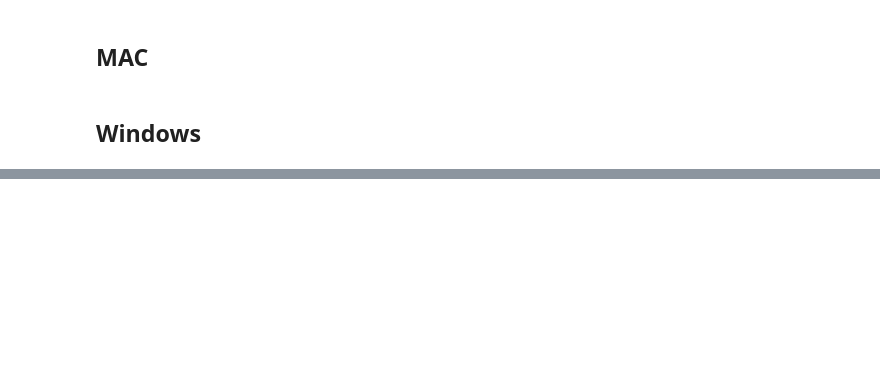
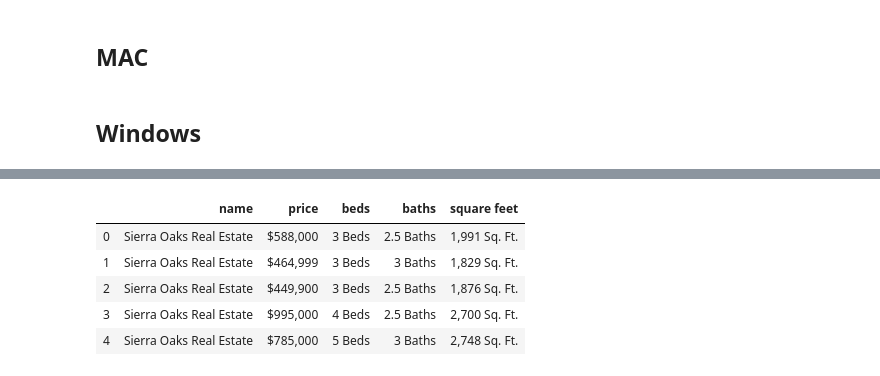
Before and after one commit to efmercado/Final-Project---Good-Neighbor-Sacramento, a Jupyter notebook: Redfin_Scrape.ipynb, the cells around one changed output, grey strips where cells are left out. Saved outputs shown, nothing was run; the diff lists cells and outputs as text; code cells hidden in the pictures; blank space fills up the shorter version.

```diff
--- a/Redfin_Scrape.ipynb
+++ b/Redfin_Scrape.ipynb
@@ -132,0 +155,18 @@ KeyboardInterrupt:
+# %%
+# create a data frame from city information collected above
+real_estate = {
+    "name": name,
+    "price": prices,
+    "beds": beds,
+    "baths": baths,
+    "square feet": area
+}
+real_estate_df = pd.DataFrame(real_estate)
+real_estate_df.head()
+# %% [output]
+|  | name | price | beds | baths | square feet |
+| 0 | Sierra Oaks Real Estate | $588,000 | 3 Beds | 2.5 Baths | 1,991 Sq. Ft. |
+| 1 | Sierra Oaks Real Estate | $464,999 | 3 Beds | 3 Baths | 1,829 Sq. Ft. |
+| 2 | Sierra Oaks Real Estate | $449,900 | 3 Beds | 2.5 Baths | 1,876 Sq. Ft. |
+| 3 | Sierra Oaks Real Estate | $995,000 | 4 Beds | 2.5 Baths | 2,700 Sq. Ft. |
+| 4 | Sierra Oaks Real Estate | $785,000 | 5 Beds | 3 Baths | 2,748 Sq. Ft. |
```
Also changed, not shown: parts of 1 cell of this notebook.
